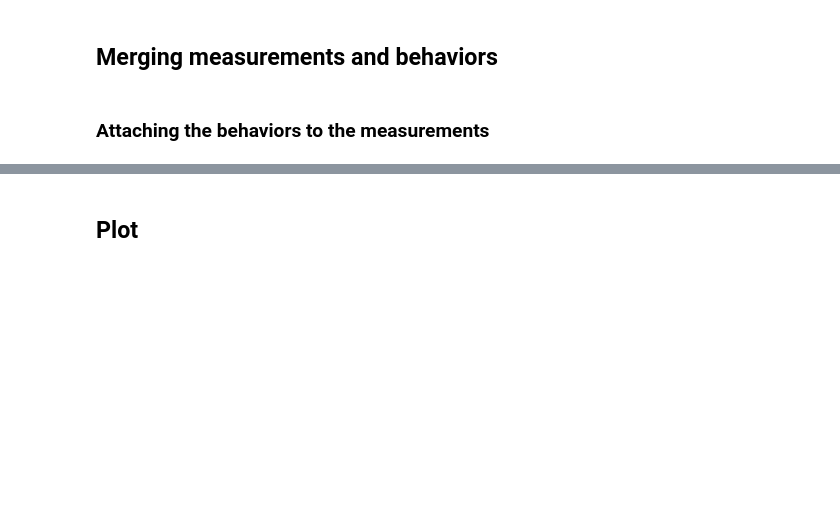
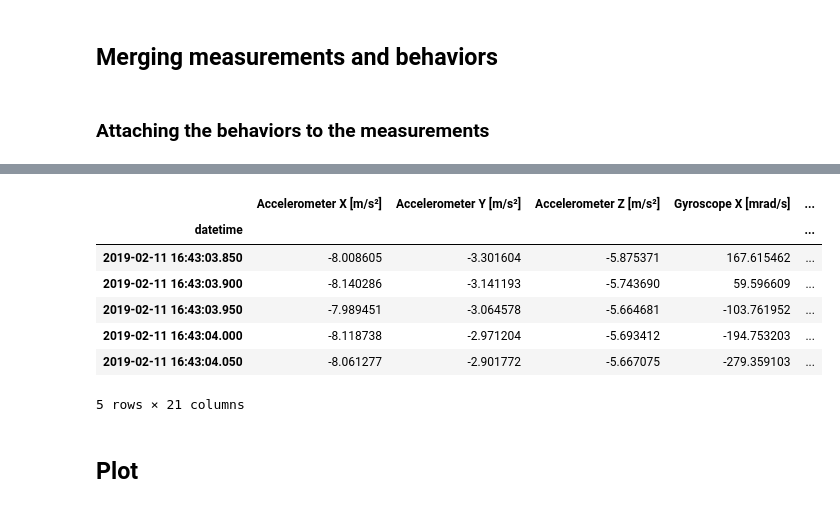
Before and after one commit to jeantetlorene/Vnet_seaturtles_semisupervised, a Jupyter notebook: notebooks/A=preprocessing_GT.ipynb, the cells around one changed output, grey strips where cells are left out. Drawn from its saved outputs; the diff is of its cells as text; code cells hidden in the pictures; blank space fills up the shorter version.

```diff
--- a/notebooks/A=preprocessing_GT.ipynb
+++ b/notebooks/A=preprocessing_GT.ipynb
@@ -722,3 +971,14 @@ mes.head()
+# %%
+mes.tail()
+# %% [output]
+|  | Accelerometer X [m/s²] | Accelerometer Y [m/s²] | Accelerometer Z [m/s²] | Gyroscope X [mrad/s] | ... |
+| datetime |  |  |  |  | ... |
+| 2019-02-11 16:43:03.850 | -8.008605 | -3.301604 | -5.875371 | 167.615462 | ... |
+| 2019-02-11 16:43:03.900 | -8.140286 | -3.141193 | -5.743690 | 59.596609 | ... |
+| 2019-02-11 16:43:03.950 | -7.989451 | -3.064578 | -5.664681 | -103.761952 | ... |
+| 2019-02-11 16:43:04.000 | -8.118738 | -2.971204 | -5.693412 | -194.753203 | ... |
+| 2019-02-11 16:43:04.050 | -8.061277 | -2.901772 | -5.667075 | -279.359103 | ... |
+5 rows × 21 columns
 # %% [markdown]
 ## Plot
 # %%
```
Also changed, not shown: parts of 53 cells of this notebook, 2 other files.
